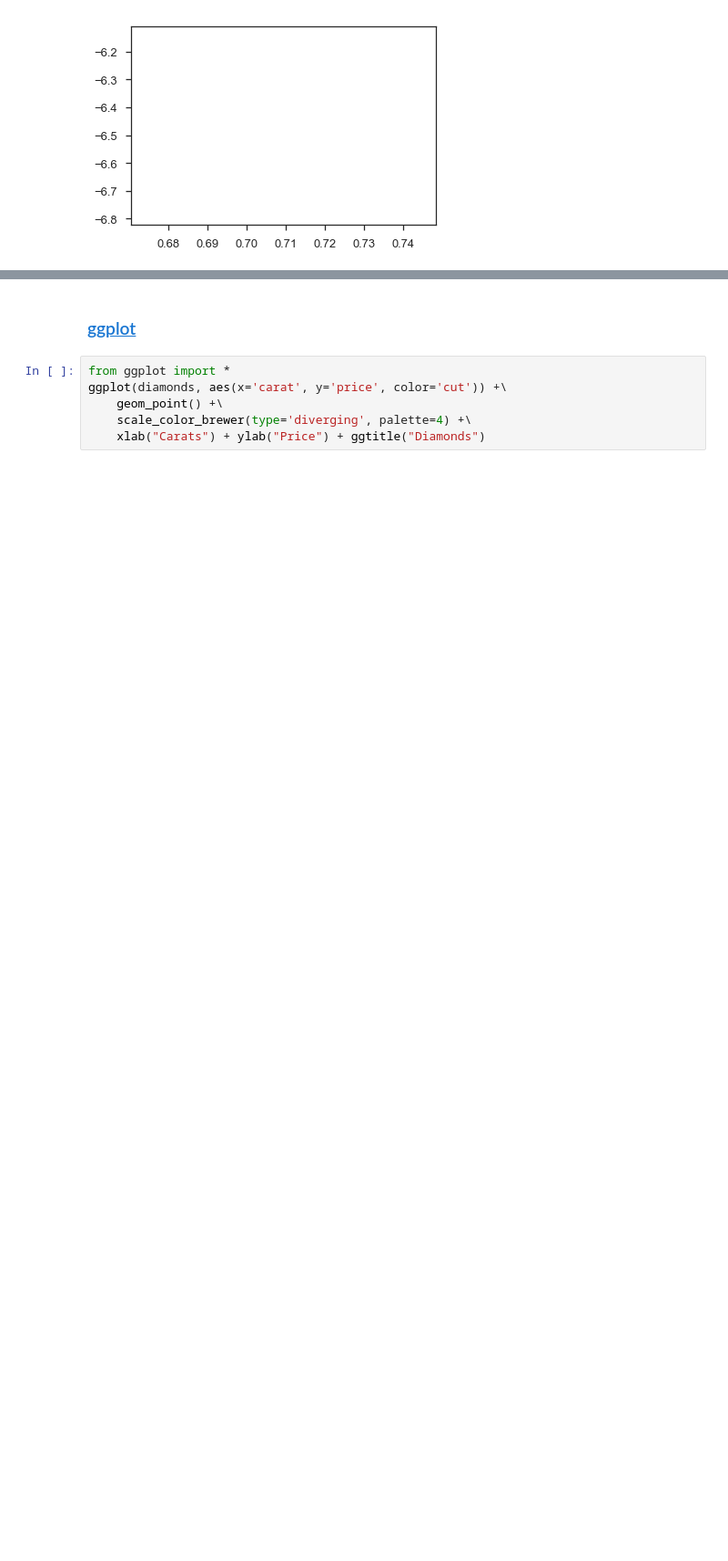
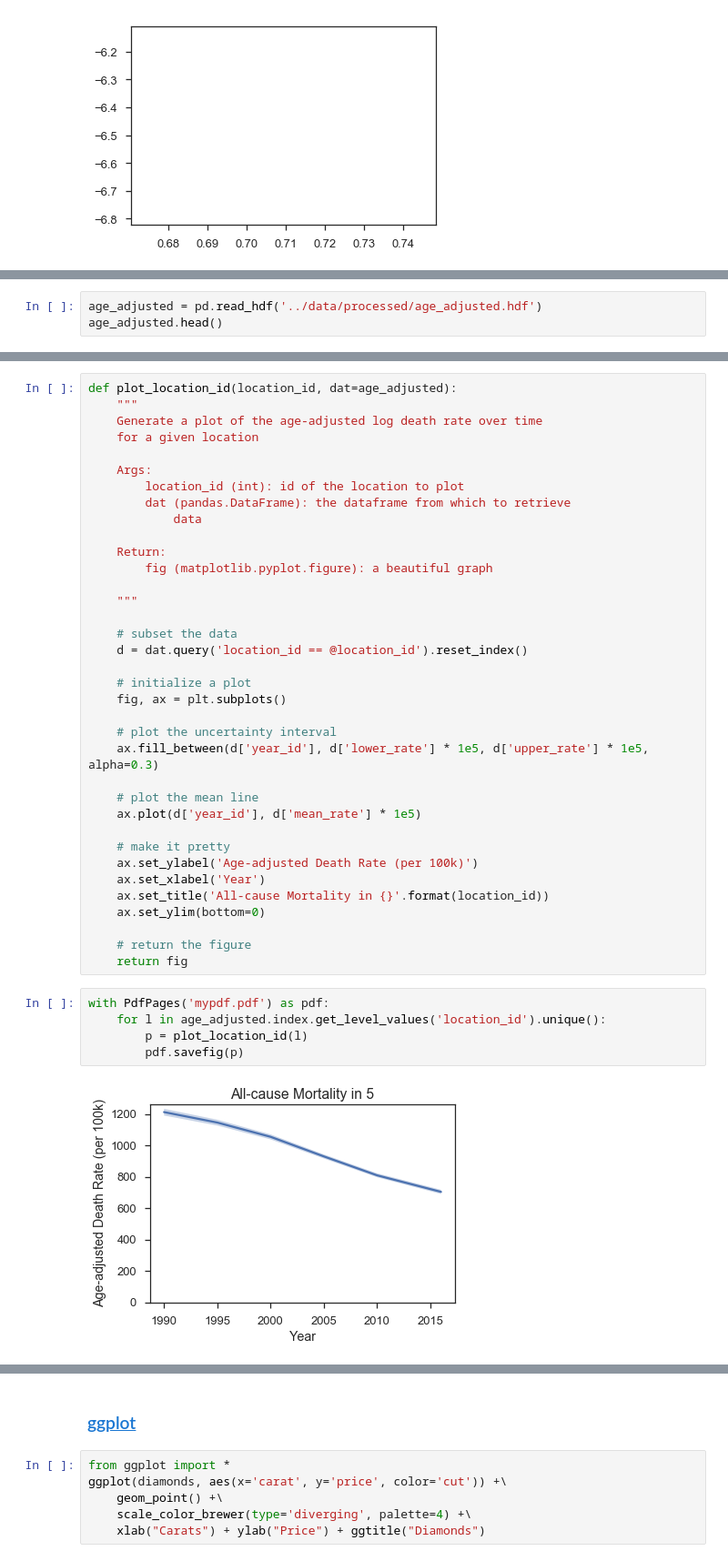
Before and after one commit to kforeman/python-data-science-demo, a Jupyter notebook: notebooks/Plotting basics (Complete).ipynb, the cells around one changed output, grey strips where cells are left out. Shown at 91% size. Drawn from its saved outputs; the diff is of its cells as text; blank space fills up the shorter version.

```diff
--- a/notebooks/Plotting basics (Complete).ipynb
+++ b/notebooks/Plotting basics (Complete).ipynb
@@ -621,0 +637,3 @@ ax.fig
+# %%
+age_adjusted = pd.read_hdf('../data/processed/age_adjusted.hdf')
+age_adjusted.head()
@@ -621,0 +648,43 @@ ax.fig
+# %%
+def plot_location_id(location_id, dat=age_adjusted):
+    """
+    Generate a plot of the age-adjusted log death rate over time
+    for a given location
+
+    Args:
+        location_id (int): id of the location to plot
+        dat (pandas.DataFrame): the dataframe from which to retrieve
+            data
+
+    Return:
+        fig (matplotlib.pyplot.figure): a beautiful graph
+
+    """
+
+    # subset the data
+    d = dat.query('location_id == @location_id').reset_index()
+
+    # initialize a plot
+    fig, ax = plt.subplots()
+
+    # plot the uncertainty interval
+    ax.fill_between(d['year_id'], d['lower_rate'] * 1e5, d['upper_rate'] * 1e5, alpha=0.3)
+
+    # plot the mean line
+    ax.plot(d['year_id'], d['mean_rate'] * 1e5)
+
+    # make it pretty
+    ax.set_ylabel('Age-adjusted Death Rate (per 100k)')
+    ax.set_xlabel('Year')
+    ax.set_title('All-cause Mortality in {}'.format(location_id))
+    ax.set_ylim(bottom=0)
+
+    # return the figure
+    return fig
+# %%
+with PdfPages('mypdf.pdf') as pdf:
+    for l in age_adjusted.index.get_level_values('location_id').unique():
+        p = plot_location_id(l)
+        pdf.savefig(p)
+# %% [output]
+[figure, added]
```
Also changed, not shown: parts of 8 cells of this notebook, 5 other files.
